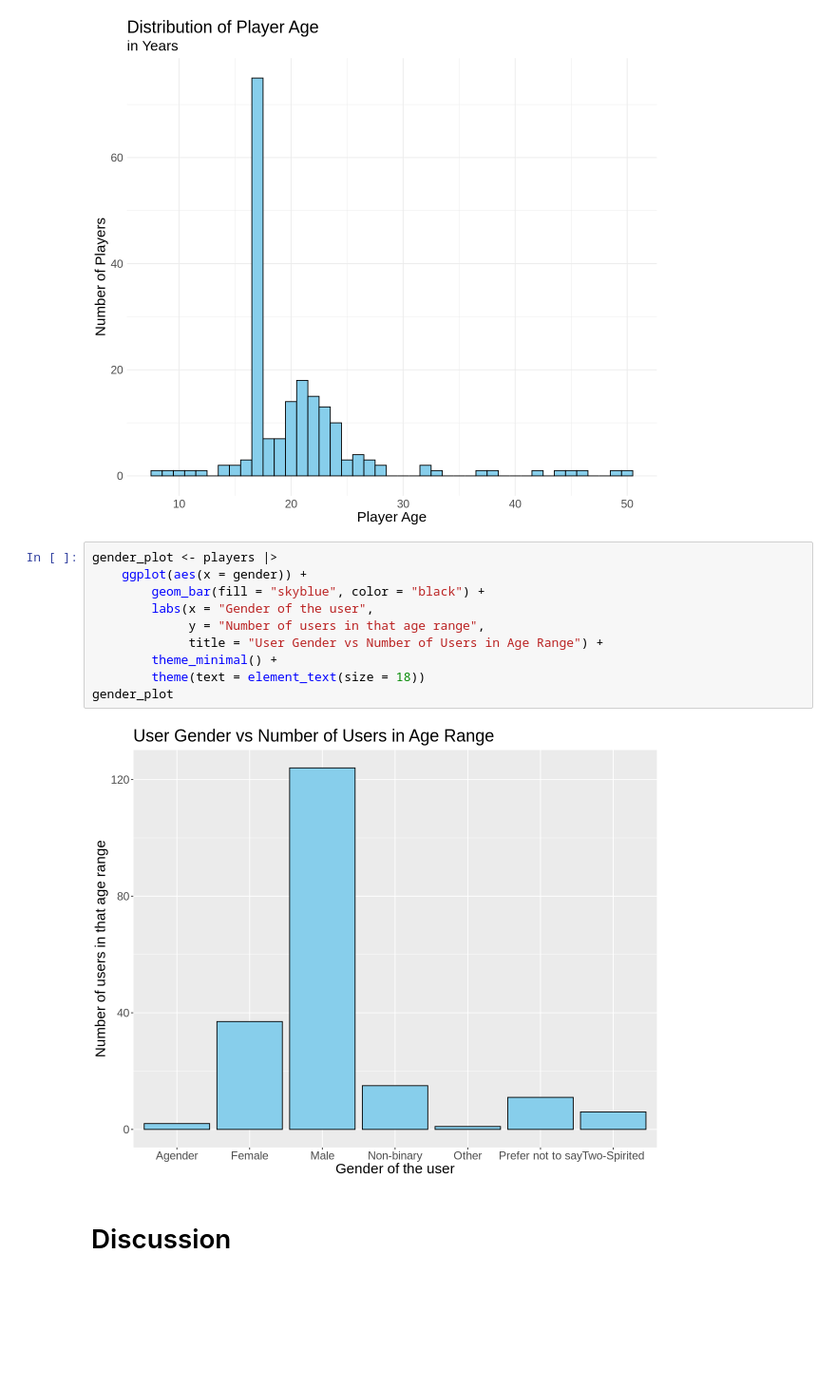
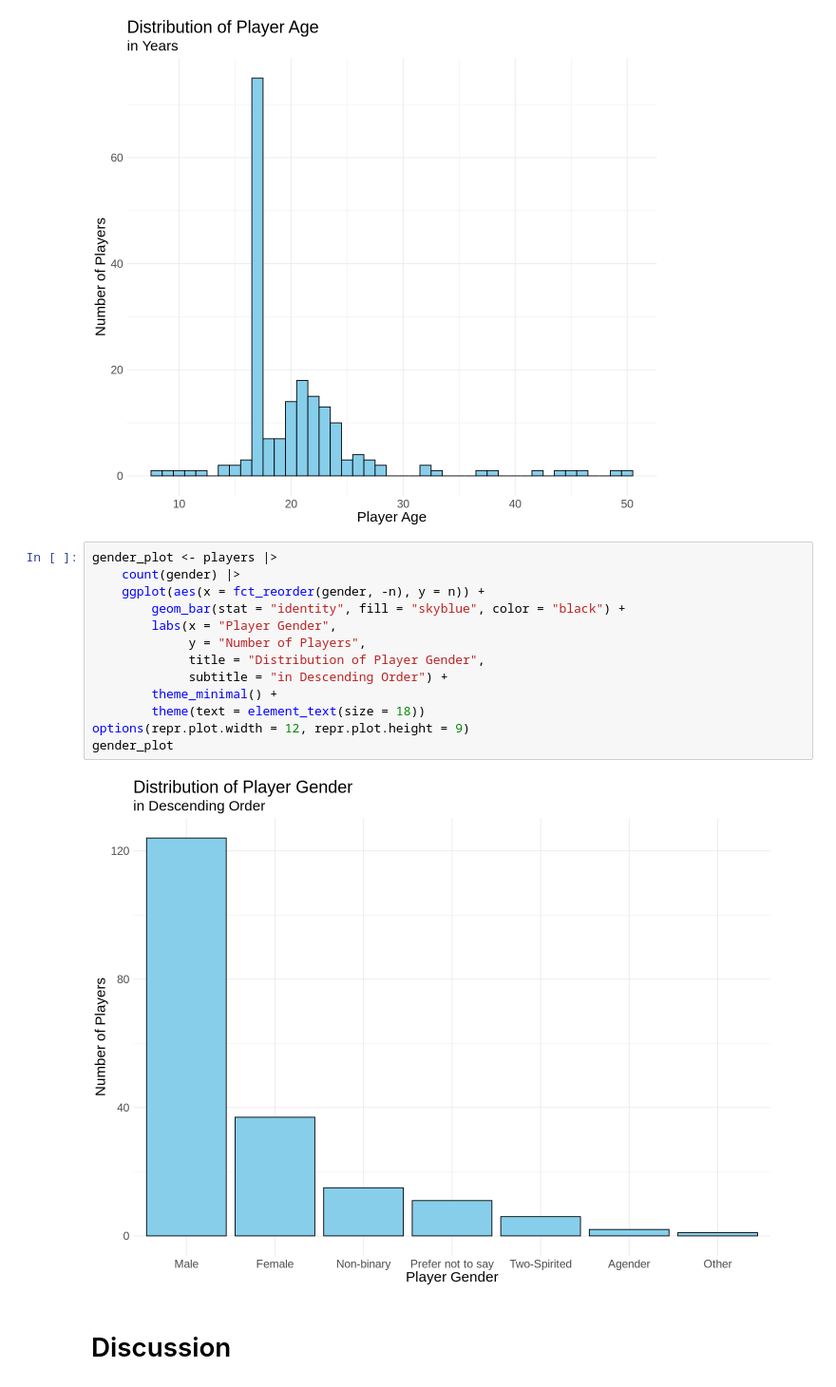
Before and after one commit to arevaura/dsci-100-2024w2-group-9, a Jupyter notebook: DSCI 100 007 - Group 9 Final Report.ipynb, the cells around one changed output. Shown at 95% size. Cells and saved outputs as stored; diff of their text form; blank space fills up the shorter version.

Commit message:
Update gender plot
Modify visual

```diff
--- a/DSCI 100 007 - Group 9 Final Report.ipynb
+++ b/DSCI 100 007 - Group 9 Final Report.ipynb
@@ -137,16 +139,19 @@ Warning message:
 [figure]
 # %%
 gender_plot <- players |>
-    ggplot(aes(x = gender)) +
-        geom_bar(fill = "skyblue", color = "black") +
-        labs(x = "Gender of the user",
-             y = "Number of users in that age range",
-             title = "User Gender vs Number of Users in Age Range") +
+    count(gender) |>
+    ggplot(aes(x = fct_reorder(gender, -n), y = n)) +
+        geom_bar(stat = "identity", fill = "skyblue", color = "black") +
+        labs(x = "Player Gender",
+             y = "Number of Players",
+             title = "Distribution of Player Gender",
+             subtitle = "in Descending Order") +
         theme_minimal() +
         theme(text = element_text(size = 18))
+options(repr.plot.width = 12, repr.plot.height = 9)
 gender_plot
 # %% [output]
-[figure, old version]
+[figure, new version]
 # %% [markdown]
 # Discussion
 # %% [markdown]
```
Also changed, not shown: parts of 1 cell of this notebook.
